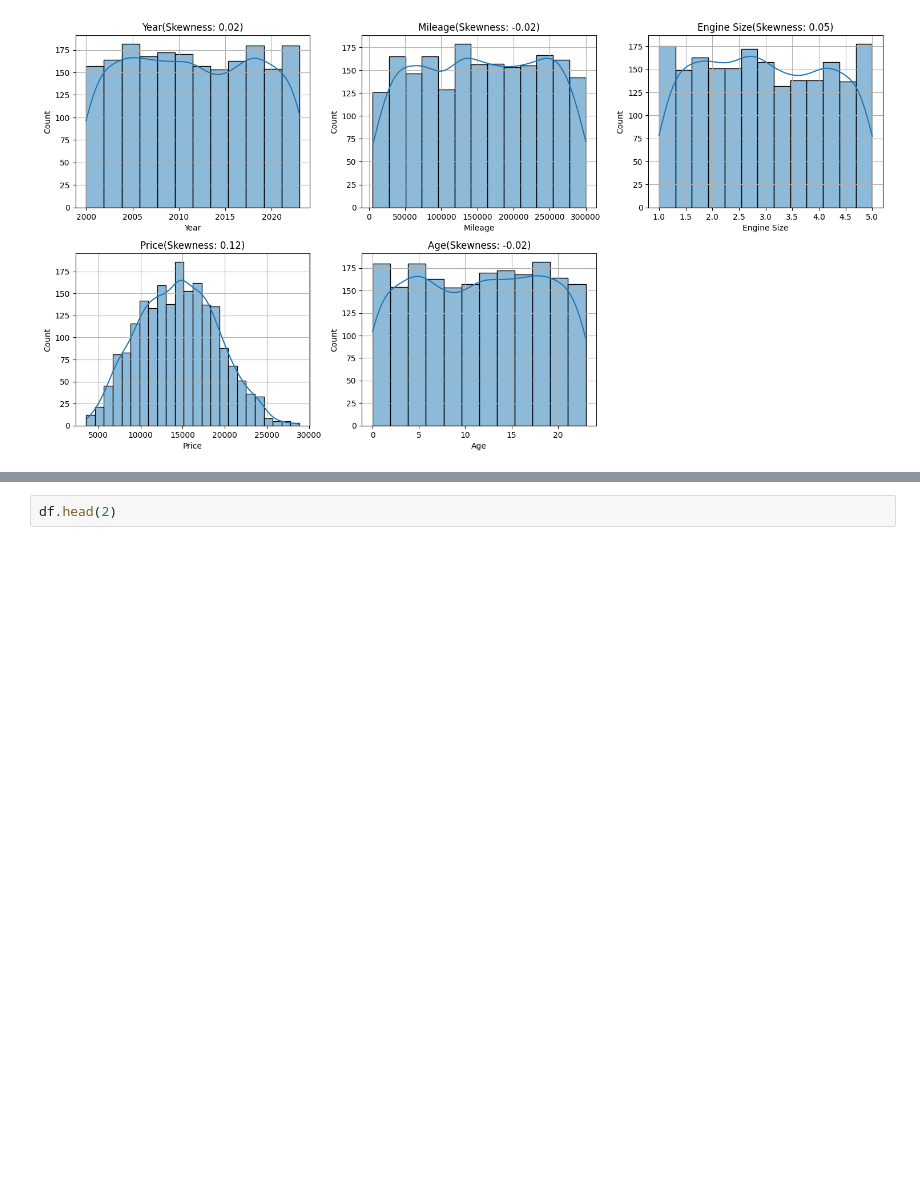
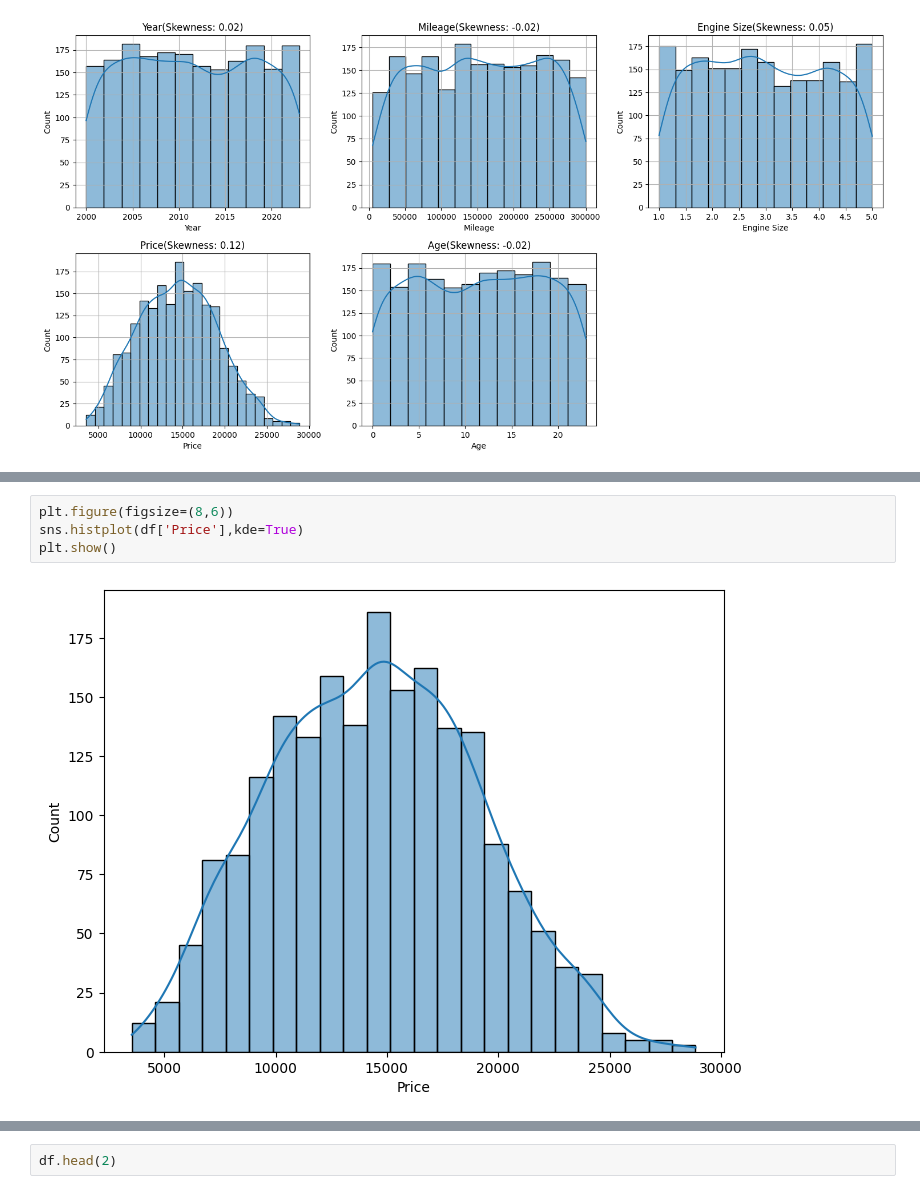
Before and after one commit to Lakshman895/CarPricePrediction, a Jupyter notebook: notebook/eda.ipynb, the cells around one changed output, grey strips where cells are left out. Saved outputs shown, nothing was run; the diff lists cells and outputs as text; blank space fills up the shorter version.

```diff
--- a/notebook/eda.ipynb
+++ b/notebook/eda.ipynb
@@ -228,0 +238,6 @@ plot_histogram(df, numerical_feature)
+# %%
+plt.figure(figsize=(8,6))
+sns.histplot(df['Price'],kde=True)
+plt.show()
+# %% [output]
+[figure, added]
```
Also changed, not shown: parts of 6 cells of this notebook.
